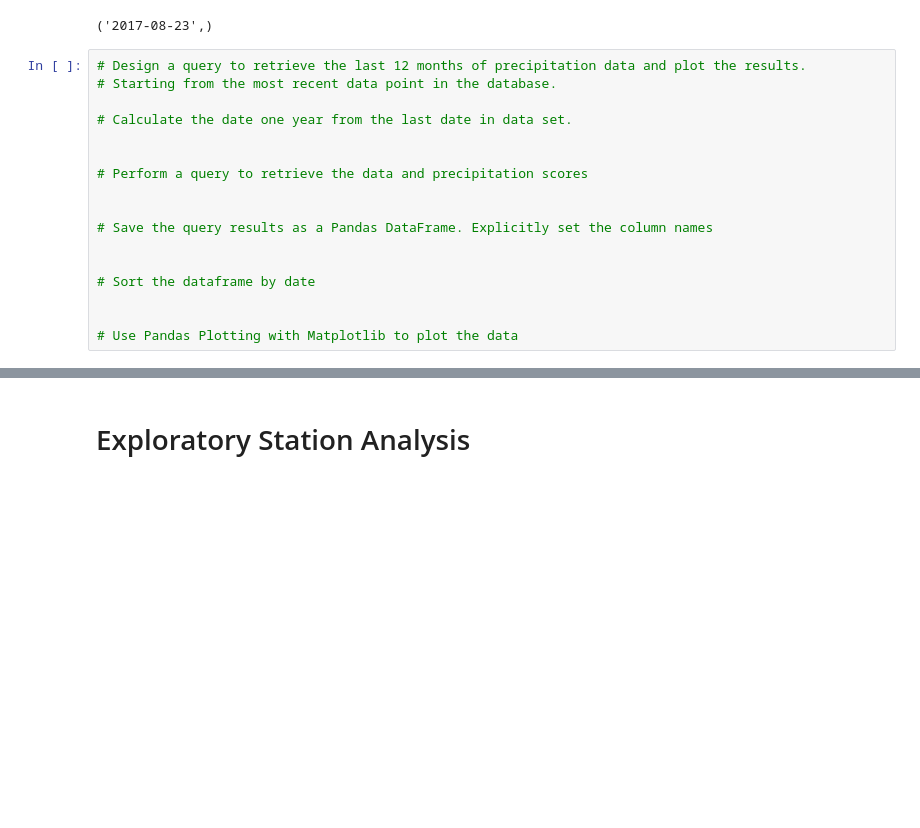
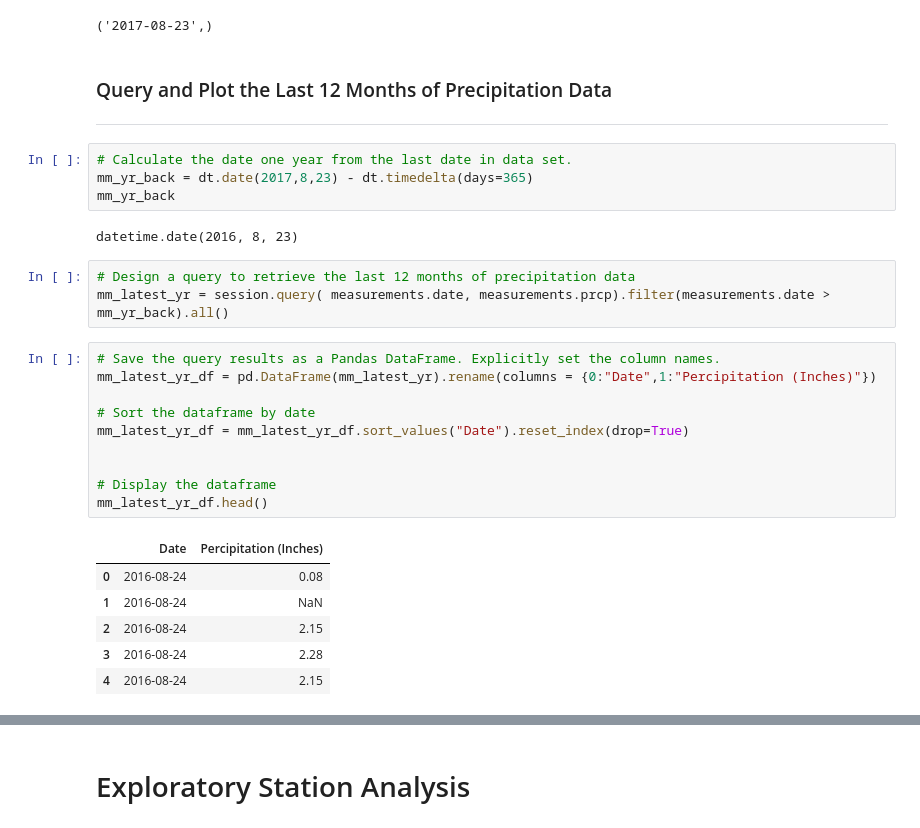
Before and after one commit to cwolf1424/SQLAlchemy-Challenge, a Jupyter notebook: SurfsUp/climate_starter.ipynb, the cells around one changed output, grey strips where cells are left out. Drawn from its saved outputs; the diff is of its cells as text; blank space fills up the shorter version.

```diff
--- a/SurfsUp/climate_starter.ipynb
+++ b/SurfsUp/climate_starter.ipynb
@@ -67,20 +67,32 @@ mm_latest_date = session.query(measurements.date).order_by(measurements.date.des
 mm_latest_date
 # %% [output]
 ('2017-08-23',)
-# %%
-# Design a query to retrieve the last 12 months of precipitation data and plot the results.
-# Starting from the most recent data point in the database.
-
-# Calculate the date one year from the last date in data set.
-
-
-# Perform a query to retrieve the data and precipitation scores
-
-
-# Save the query results as a Pandas DataFrame. Explicitly set the column names
-
-
-# Sort the dataframe by date
-
-
-# Use Pandas Plotting with Matplotlib to plot the data
+# %% [markdown]
+### Query and Plot the Last 12 Months of Precipitation Data
+-----
+# %%
+# Calculate the date one year from the last date in data set.
+mm_yr_back = dt.date(2017,8,23) - dt.timedelta(days=365)
+mm_yr_back
+# %% [output]
+datetime.date(2016, 8, 23)
+# %%
+# Design a query to retrieve the last 12 months of precipitation data
+mm_latest_yr = session.query( measurements.date, measurements.prcp).filter(measurements.date > mm_yr_back).all()
+# %%
+# Save the query results as a Pandas DataFrame. Explicitly set the column names.
+mm_latest_yr_df = pd.DataFrame(mm_latest_yr).rename(columns = {0:"Date",1:"Percipitation (Inches)"})
+
+# Sort the dataframe by date
+mm_latest_yr_df = mm_latest_yr_df.sort_values("Date").reset_index(drop=True)
+
+
+# Display the dataframe
+mm_latest_yr_df.head()
+# %% [output]
+|  | Date | Percipitation (Inches) |
+| 0 | 2016-08-24 | 0.08 |
+| 1 | 2016-08-24 | NaN |
+| 2 | 2016-08-24 | 2.15 |
+| 3 | 2016-08-24 | 2.28 |
+| 4 | 2016-08-24 | 2.15 |
```
Also changed, not shown: parts of 2 cells of this notebook.
